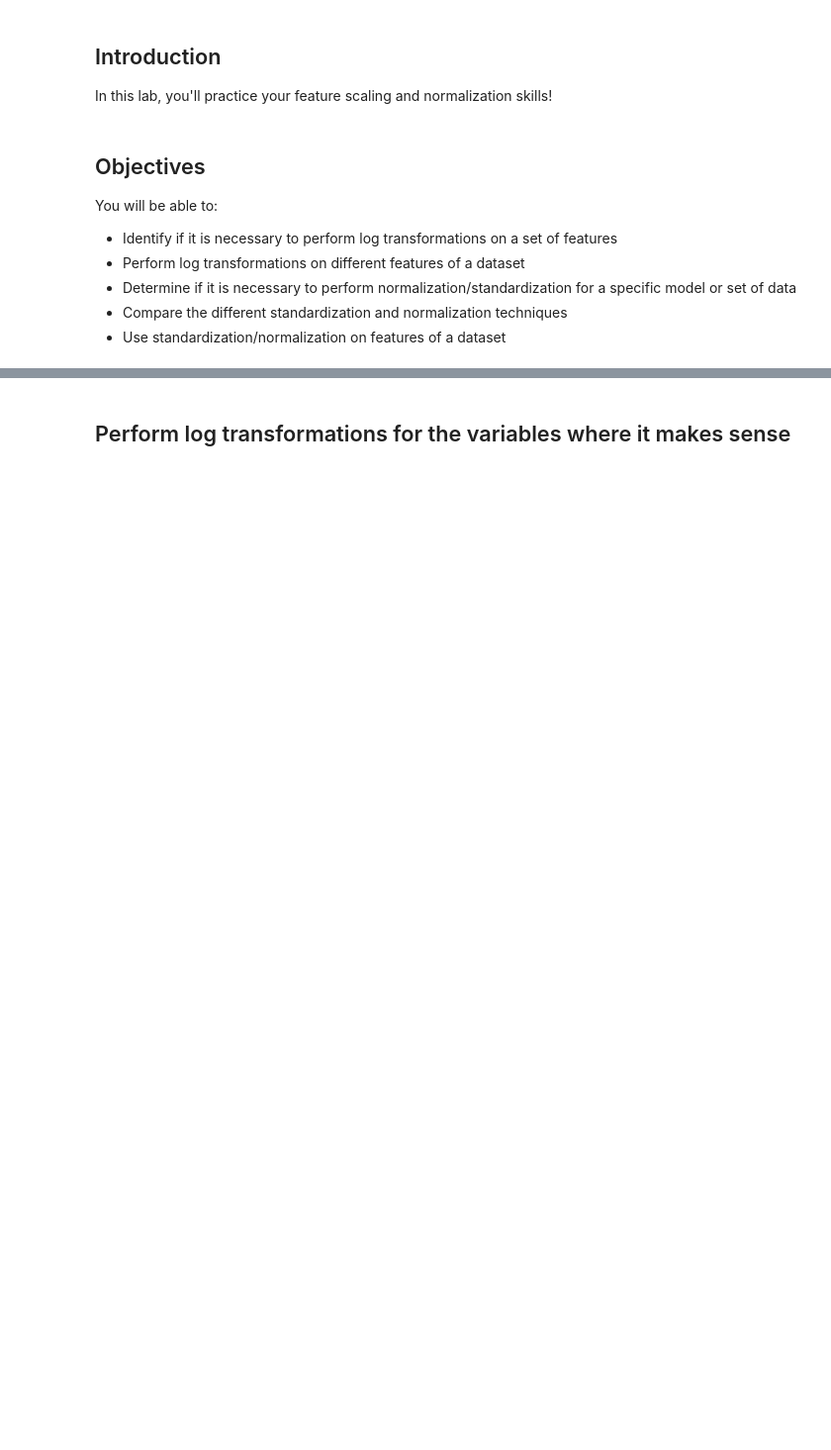
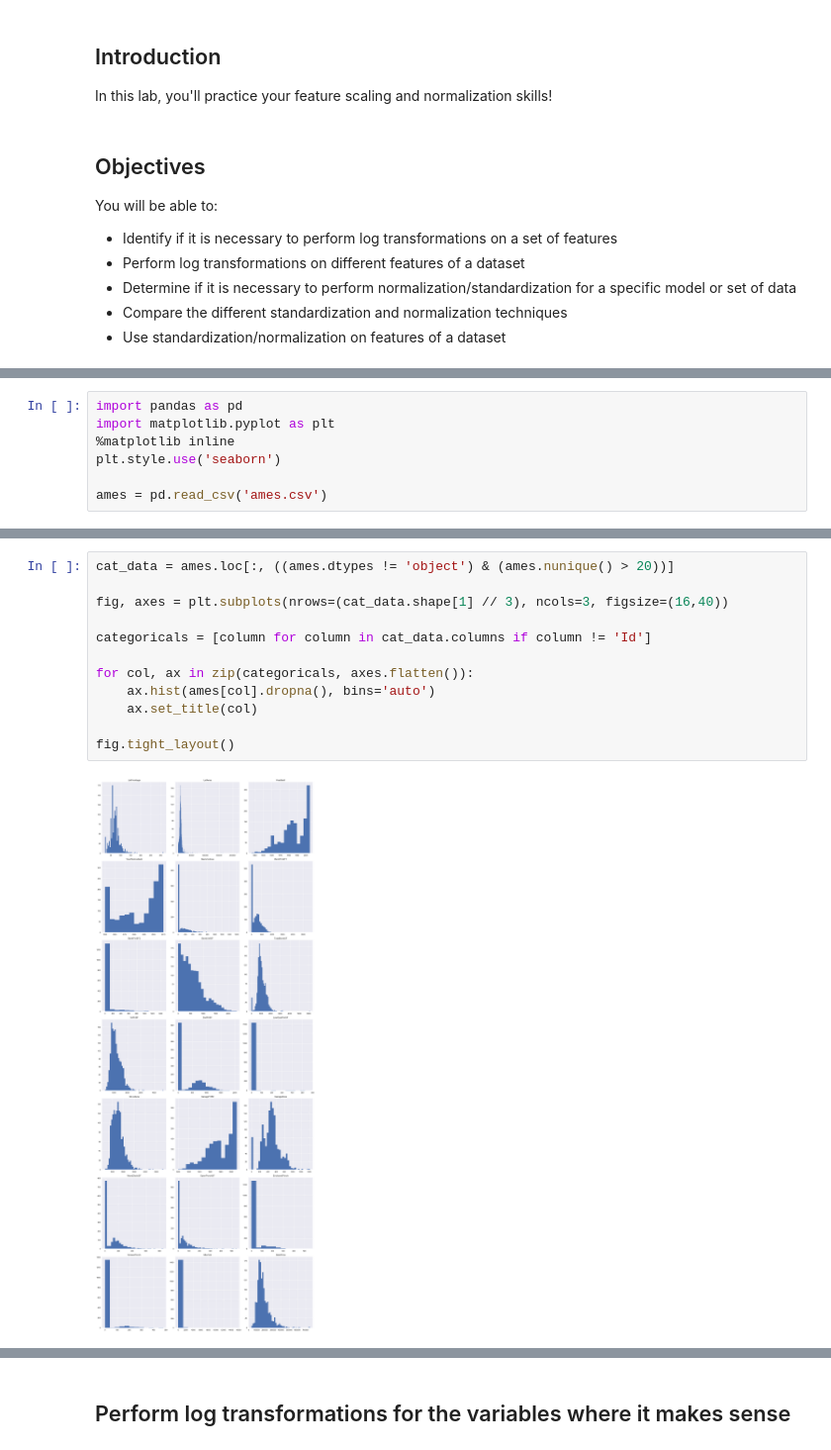
Before and after one commit to learn-co-curriculum/dsc-linear-transformations-lab, a Jupyter notebook: index.ipynb, the cells around one changed output, grey strips where cells are left out. Shown at 99% size. Cells and saved outputs as stored; diff of their text form; blank space fills up the shorter version.

```diff
--- a/index.ipynb
+++ b/index.ipynb
@@ -56,0 +18,7 @@ boston_cont.head()
+# %%
+import pandas as pd
+import matplotlib.pyplot as plt
+%matplotlib inline
+plt.style.use('seaborn')
+
+ames = pd.read_csv('ames.csv')
@@ -56,0 +29,14 @@ boston_cont.head()
+# %%
+cat_data = ames.loc[:, ((ames.dtypes != 'object') & (ames.nunique() > 20))]
+
+fig, axes = plt.subplots(nrows=(cat_data.shape[1] // 3), ncols=3, figsize=(16,40))
+
+categoricals = [column for column in cat_data.columns if column != 'Id']
+
+for col, ax in zip(categoricals, axes.flatten()):
+    ax.hist(ames[col].dropna(), bins='auto')
+    ax.set_title(col)
+
+fig.tight_layout()
+# %% [output]
+[figure, added]
```
Also changed, not shown: parts of 21 cells of this notebook, 13 other files.
